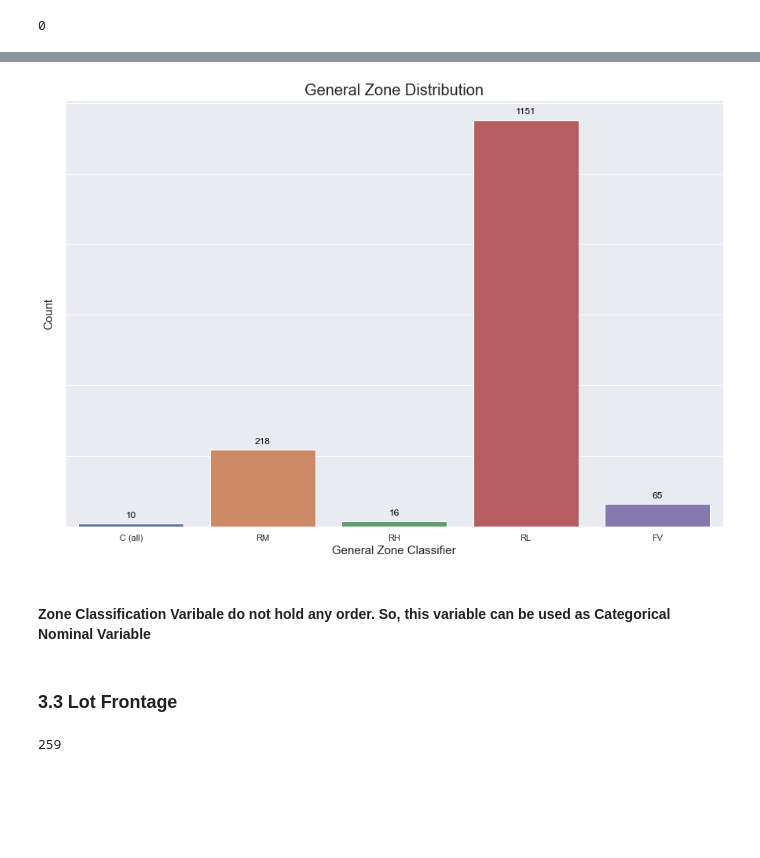
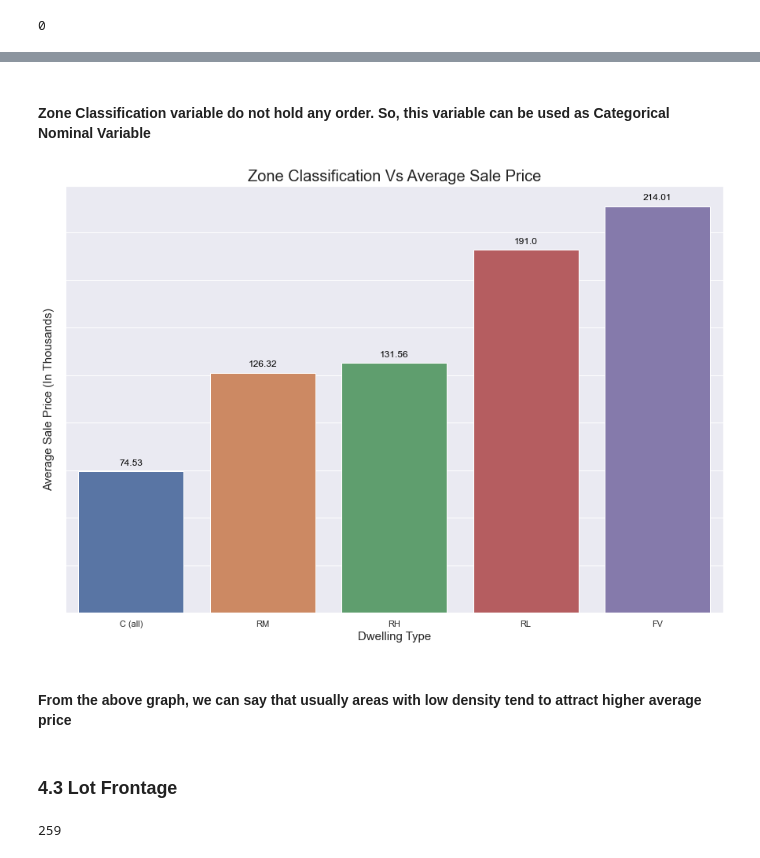
Before and after one commit to akshaykadam100/Housing-Price-Calculator, a Jupyter notebook: V1.ipynb, the cells around one changed output, grey strips where cells are left out. Saved outputs shown, nothing was run; the diff lists cells and outputs as text; code cells hidden in the pictures; blank space fills up the shorter version.

```diff
--- a/V1.ipynb
+++ b/V1.ipynb
@@ -160,13 +171,16 @@ FV           65
 Name: MSZoning, dtype: int64
-# %%
-plot_bar_graph_from_series(data=ms_zone_df, plot_title='General Zone Distribution', x_axis_label='General Zone Classifier',
-                           y_axis_label='Count', data_label_rotation='horizontal')
-# %% [output]
-[figure, removed]
 # %% [markdown]
-#### Zone Classification Varibale do not hold any order. So, this variable can be used as Categorical Nominal Variable
+#### Zone Classification variable do not hold any order. So, this variable can be used as Categorical Nominal Variable
+# %%
+plot_bar_graph_from_series(data=raw_data.groupby(by='MSZoning').SalePrice.mean().sort_values() / 1000,
+                           plot_title='Zone Classification Vs Average Sale Price', x_axis_label='Dwelling Type',
+                           y_axis_label='Average Sale Price (In Thousands)', data_label_rotation='horizontal')
+# %% [output]
+[figure, added]
+# %% [markdown]
+#### From the above graph, we can say that usually areas with low density tend to attract higher average price
 # %% [markdown]
-### 3.3 Lot Frontage
+### 4.3 Lot Frontage
 # %%
 raw_data.LotFrontage.isna().sum()
 # %% [output]
```
Also changed, not shown: parts of 99 cells of this notebook, 4 other files.
